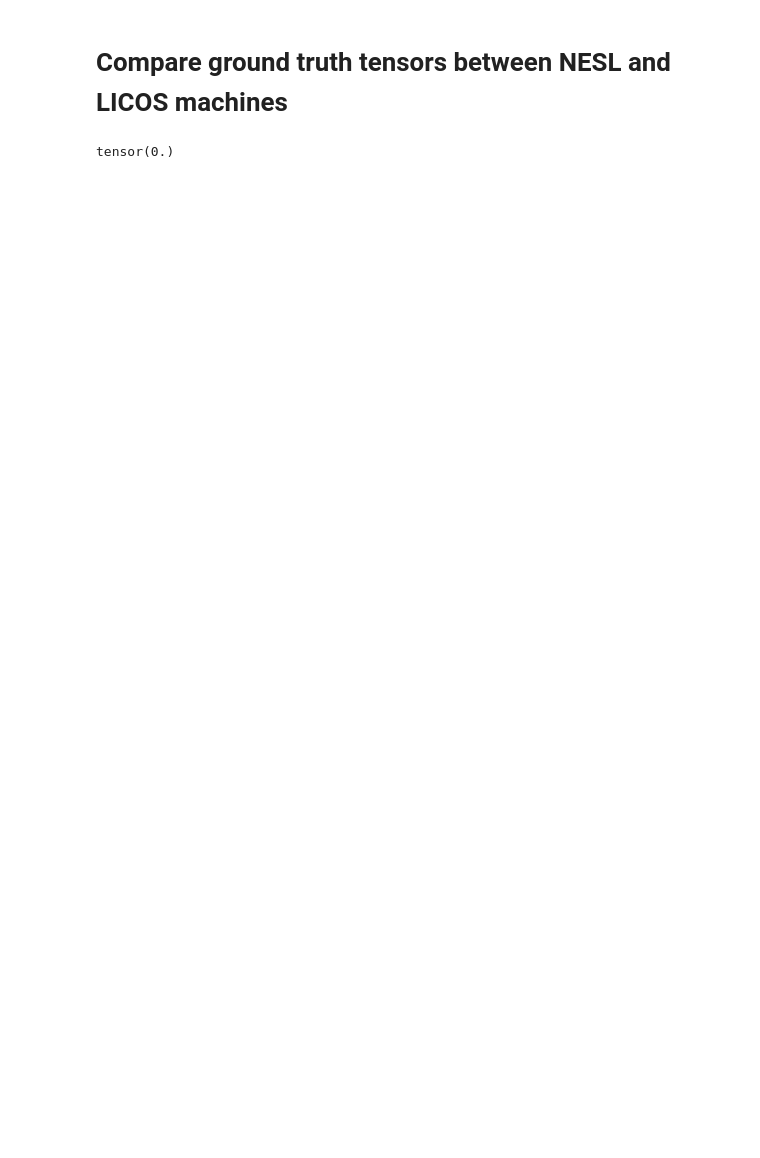
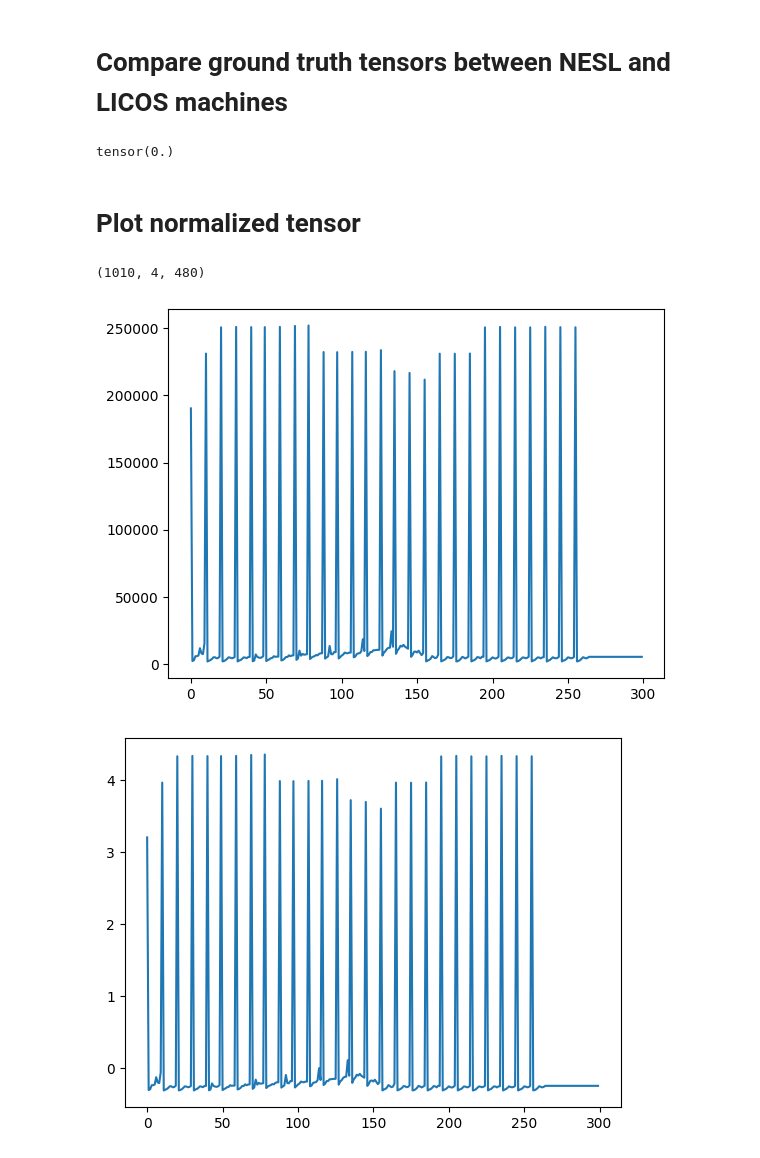
Before and after one commit to IsaacZanoria/Grayassets_carla_sequential_notebooks, a Jupyter notebook: scratch_notebooks/verifying_tensors.ipynb, the cells around one changed output. Cells and saved outputs as stored; diff of their text form; code cells hidden in the pictures; blank space fills up the shorter version.

```diff
--- a/scratch_notebooks/verifying_tensors.ipynb
+++ b/scratch_notebooks/verifying_tensors.ipynb
@@ -160,3 +160,24 @@ licos_position_gt_tensor = torch.load("/home/gaofeng/zanoria/notebooks_to_run/sc
 print((nesl_position_gt_tensor - licos_position_gt_tensor).sum())
 # %% [output]
 tensor(0.)
+# %% [markdown]
+# Plot normalized tensor
+# %%
+seed_identifier = "seed1"
+carla_run_identifier = "separatevehicles_3types_3colors_onlyIPframes_720p_no_trafficlights_no_weather_more_redundancy"
+network_configuration = "bw100mbit_delay20_jitter5_loss0"
+
+recon_frame_tensor = torch.load(f"/home/gaofeng/zanoria/grayassets_datasets/{seed_identifier}/{carla_run_identifier}/tensors/packetsizes/{network_configuration}/learned_grouping_tensor.pt", map_location=torch.device("cpu")).numpy()
+norm_recon_frame_tensor = torch.load(f"/home/gaofeng/zanoria/grayassets_datasets/{seed_identifier}/{carla_run_identifier}/tensors/packetsizes/{network_configuration}/normalized_learned_grouping_tensor.pt", map_location=torch.device("cpu")).numpy()
+print(recon_frame_tensor.shape)
+
+import matplotlib.pyplot as plt
+
+plt.plot(recon_frame_tensor[0,0,:300])
+plt.show()
+plt.plot(norm_recon_frame_tensor[0,0,:300])
+plt.show()
+# %% [output]
+(1010, 4, 480)
+[figure, added]
+[figure, added]
```
Also changed, not shown: parts of 1 cell of this notebook, 5 other files.
